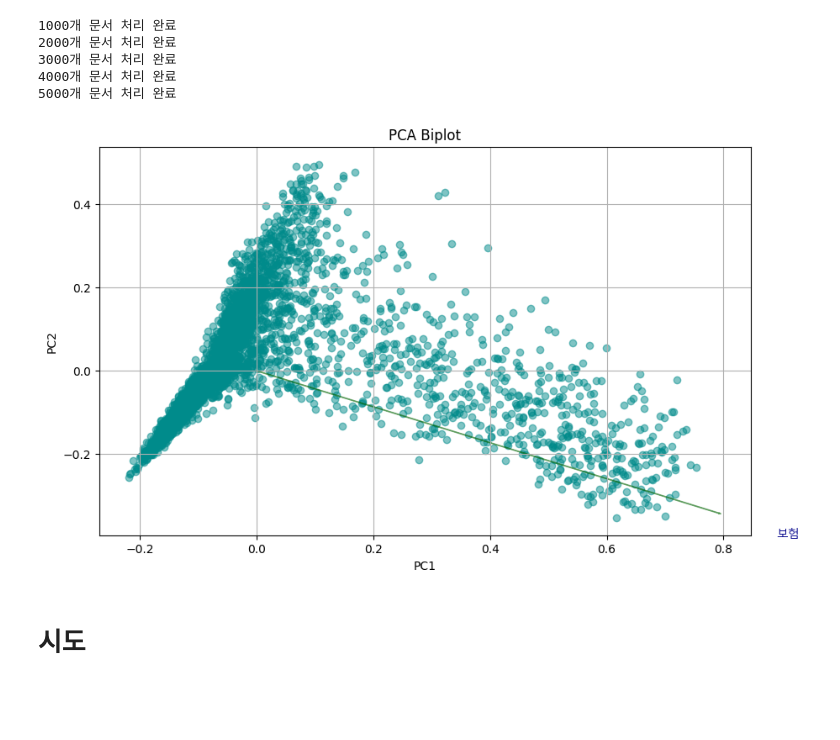
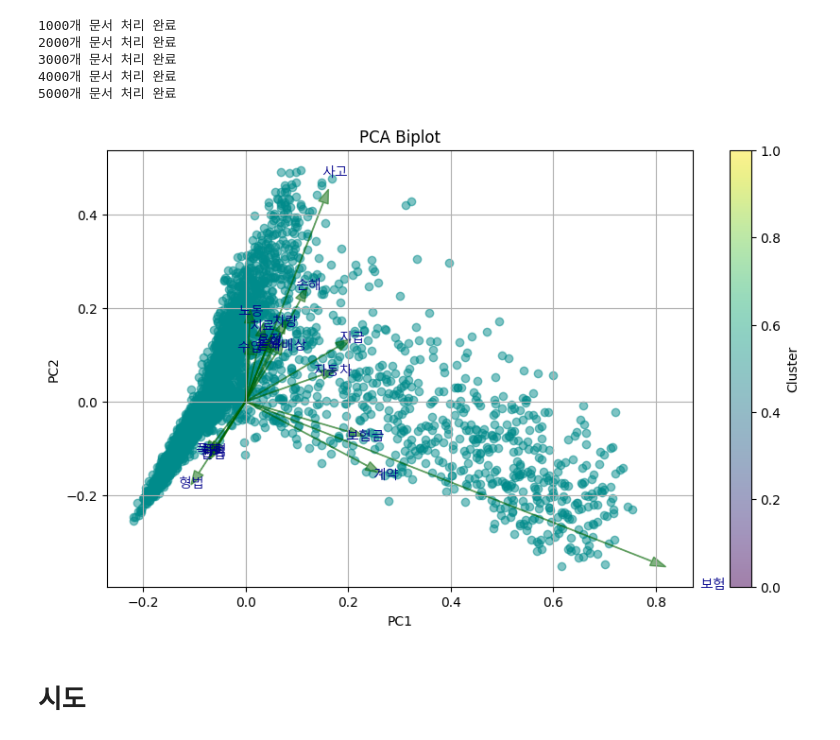
Before and after one commit to sesac-NoF/NoF, a Jupyter notebook: 16.biplot.ipynb, the cells around one changed output. Saved outputs shown, nothing was run; the diff lists cells and outputs as text; code cells hidden in the pictures; blank space fills up the shorter version.

Commit message:
biplot 수정

```diff
--- a/16.biplot.ipynb
+++ b/16.biplot.ipynb
@@ -91,7 +91,7 @@ def biplot(score, coeff, labels=None, threshold=0.0):
     # 각 주성분에 대한 화살표 그리기
     for i in range(n):
         if np.linalg.norm(coeff[i]) >= threshold:
-            plt.arrow(0, 0, coeff[i, 0], coeff[i, 1], color='darkgreen', alpha=0.5)
+            plt.arrow(0, 0, coeff[i, 0], coeff[i, 1], color='darkgreen', alpha=0.5, head_width=0.02)
             if labels is None:
                 plt.text(coeff[i, 0] * 1.15, coeff[i, 1] * 1.15, "Var" + str(i + 1), color='darkblue', ha='center', va='center',fontproperties=font_prop)
             else:
@@ -101,6 +101,7 @@ def biplot(score, coeff, labels=None, threshold=0.0):
     plt.ylabel("PC2")
     plt.grid()
     plt.title("PCA Biplot")
+    plt.colorbar(label='Cluster')
     plt.show()
 
 
@@ -108,9 +109,9 @@ def biplot(score, coeff, labels=None, threshold=0.0):
 feature_names = vectorizer.get_feature_names_out()  # TF-IDF에서 사용된 특성 이름
 # biplot(pca_result, components, labels=feature_names)
 # %%
-biplot(pca_result, components, labels=feature_names,threshold=0.7)
+biplot(pca_result, components, labels=feature_names,threshold=0.1)
 # %% [output]
-[figure, old version]
+[figure, new version]
 # %% [markdown]
 # 시도
 # %%
```
